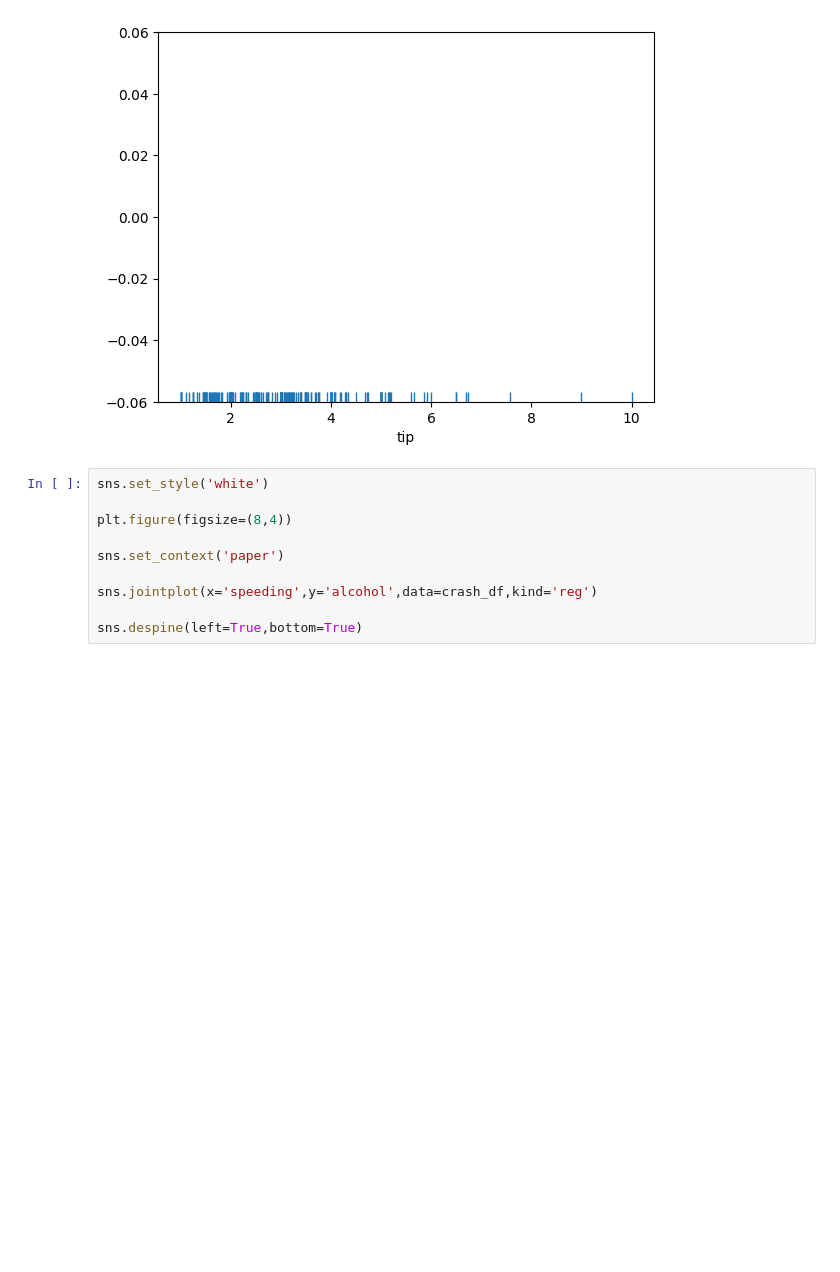
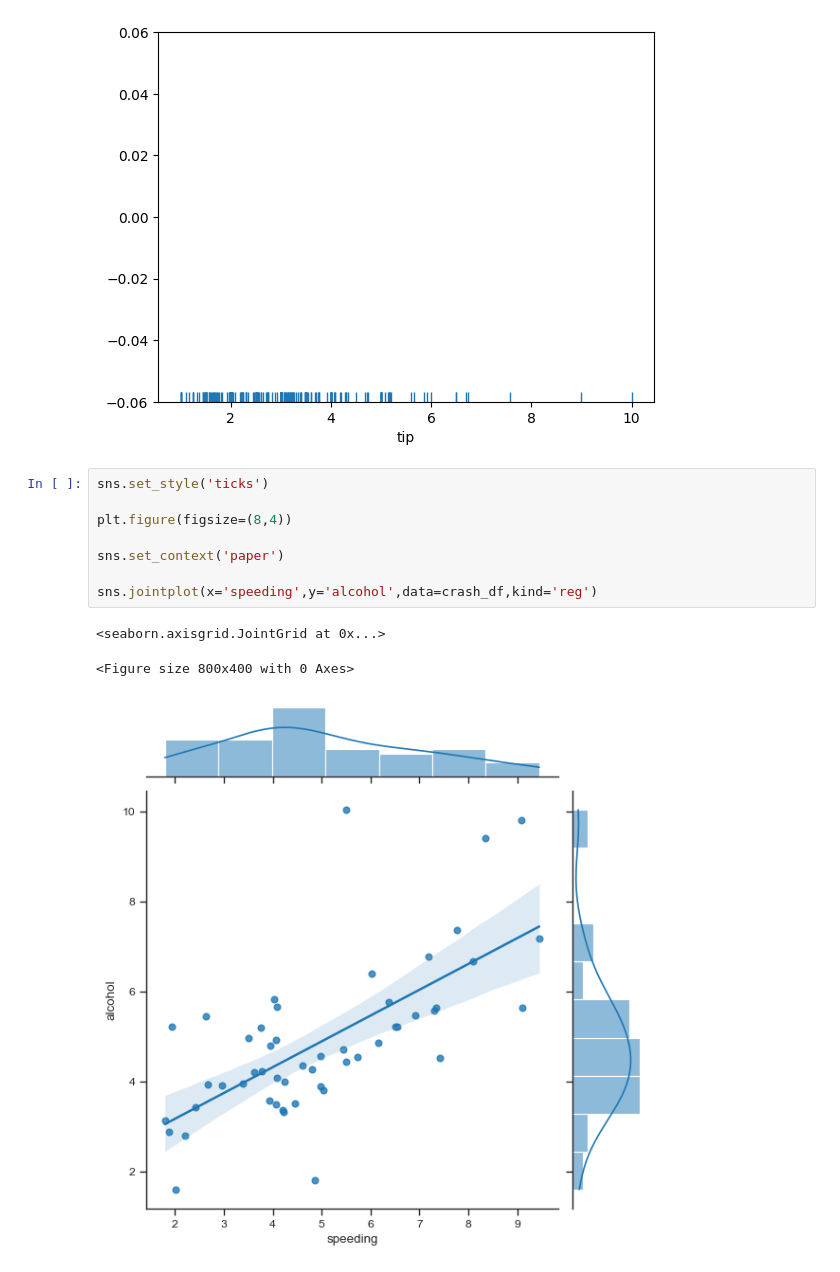
Before and after one commit to BalaSaiKoundinya5/Python-Seaborn-Library-Practice, a Jupyter notebook: Python Seaborn Library.ipynb, the cells around one changed output. Saved outputs shown, nothing was run; the diff lists cells and outputs as text; blank space fills up the shorter version.

```diff
--- a/Python Seaborn Library.ipynb
+++ b/Python Seaborn Library.ipynb
@@ -107,12 +107,14 @@ sns.rugplot(tips_df['tip'])
 <Axes: xlabel='tip'>
 [figure]
 # %%
-sns.set_style('white')
+sns.set_style('ticks')
 
 plt.figure(figsize=(8,4))
 
 sns.set_context('paper')
 
 sns.jointplot(x='speeding',y='alcohol',data=crash_df,kind='reg')
-
-sns.despine(left=True,bottom=True)
+# %% [output]
+<seaborn.axisgrid.JointGrid at 0x...>
+<Figure size 800x400 with 0 Axes>
+[figure, added]
```
Also changed, not shown: parts of 15 cells of this notebook.
